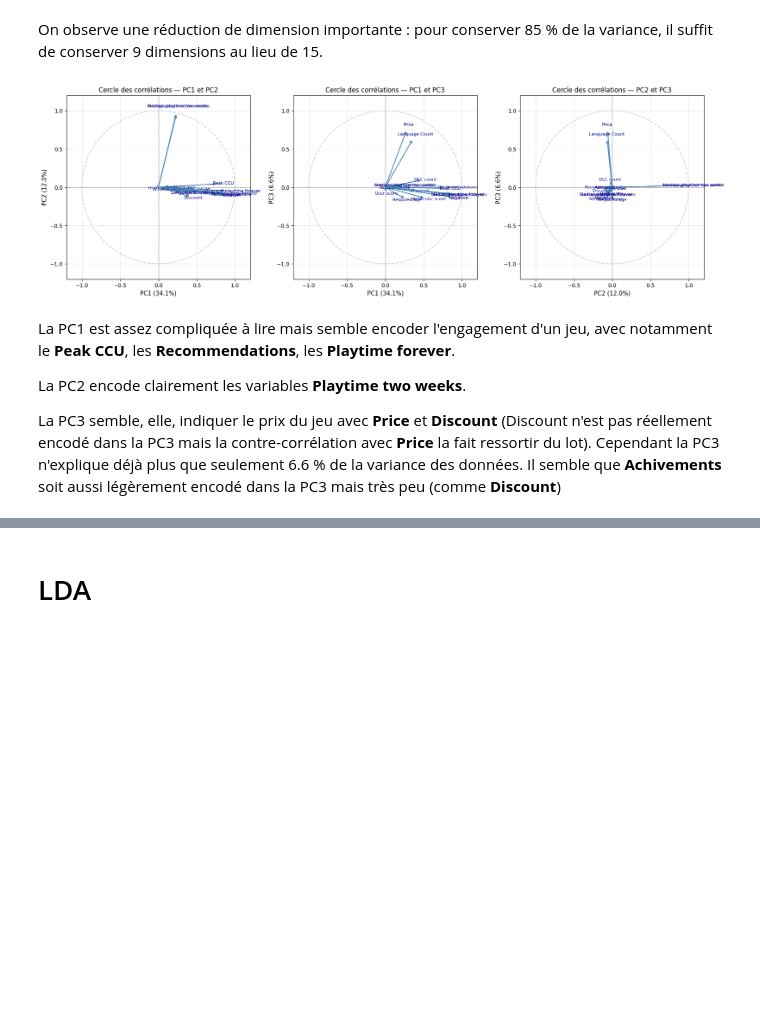
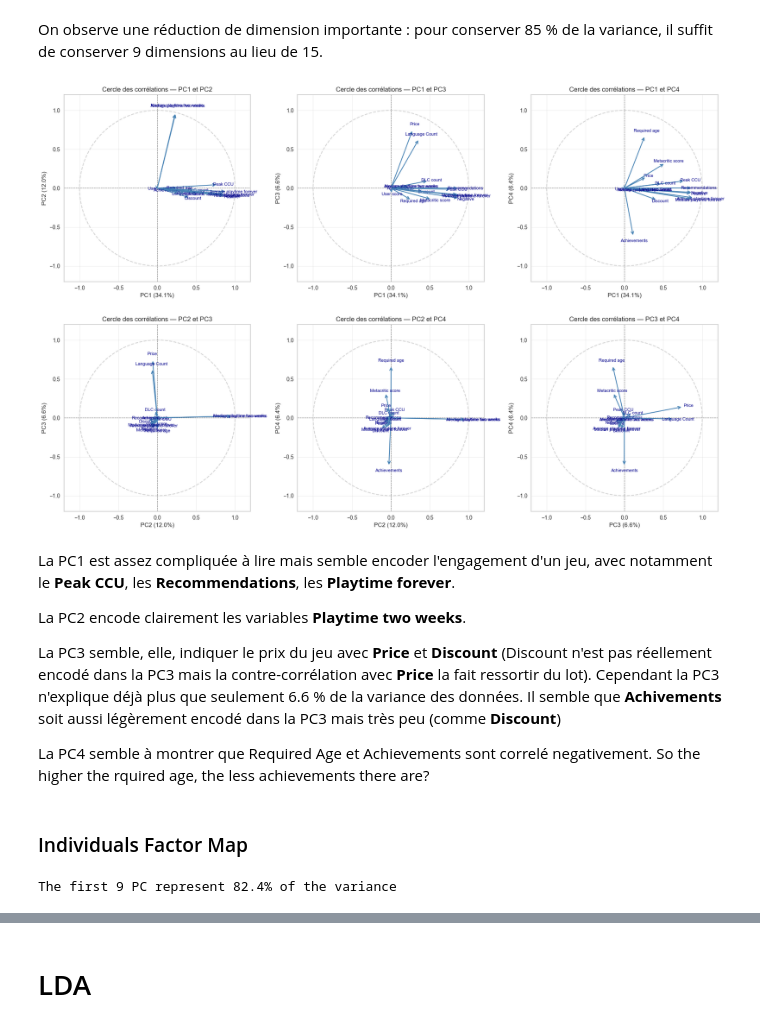
Before and after one commit to LjAquinox/Projet_Analyse_Steam, a Jupyter notebook: clean.ipynb, the cells around one changed output, grey strips where cells are left out. Cells and saved outputs as stored; diff of their text form; code cells hidden in the pictures; blank space fills up the shorter version.

```diff
--- a/clean.ipynb
+++ b/clean.ipynb
@@ -584,12 +586,26 @@ plt.show()
 # %% [markdown]
 On observe une réduction de dimension importante : pour conserver 85 % de la variance, il suffit de conserver 9 dimensions au lieu de 15.
 # %%
-plot_correlation_circle(pca, feature_names, dim_pairs=[(0,1), (0,2), (1,2)])
+plot_correlation_circle(pca, feature_names, dim_pairs=[(0,1),(0,2),(0,3),(1,2),(1,3),(2,3)])
 # %% [output]
-[figure, old version]
+[figure, new version]
 # %% [markdown]
 La PC1 est assez compliquée à lire mais semble encoder l'engagement d'un jeu, avec notamment le **Peak CCU**, les **Recommendations**, les **Playtime forever**.
 
 La PC2 encode clairement les variables **Playtime two weeks**.
 
 La PC3 semble, elle, indiquer le prix du jeu avec **Price** et **Discount** (Discount n'est pas réellement encodé dans la PC3 mais la contre-corrélation avec **Price** la fait ressortir du lot). Cependant la PC3 n'explique déjà plus que seulement 6.6 % de la variance des données. Il semble que **Achivements** soit aussi légèrement encodé dans la PC3 mais très peu (comme **Discount**)
+
+La PC4 semble à montrer que Required Age et Achievements sont correlé negativement. So the higher the rquired age, the less achievements there are?
+# %% [markdown]
+### Individuals Factor Map
+# %%
+## selecting the first 9 principal components
+
+i = 9
+pca_games = pca_df3[:,0:i-1]
+
+expl_var = np.sum(pca.explained_variance_ratio_[:i-1])
+print(f"The first {i} PC represent {expl_var*100:.1f}% of the variance")
+# %% [output]
+The first 9 PC represent 82.4% of the variance
```
Also changed, not shown: parts of 30 cells of this notebook.
